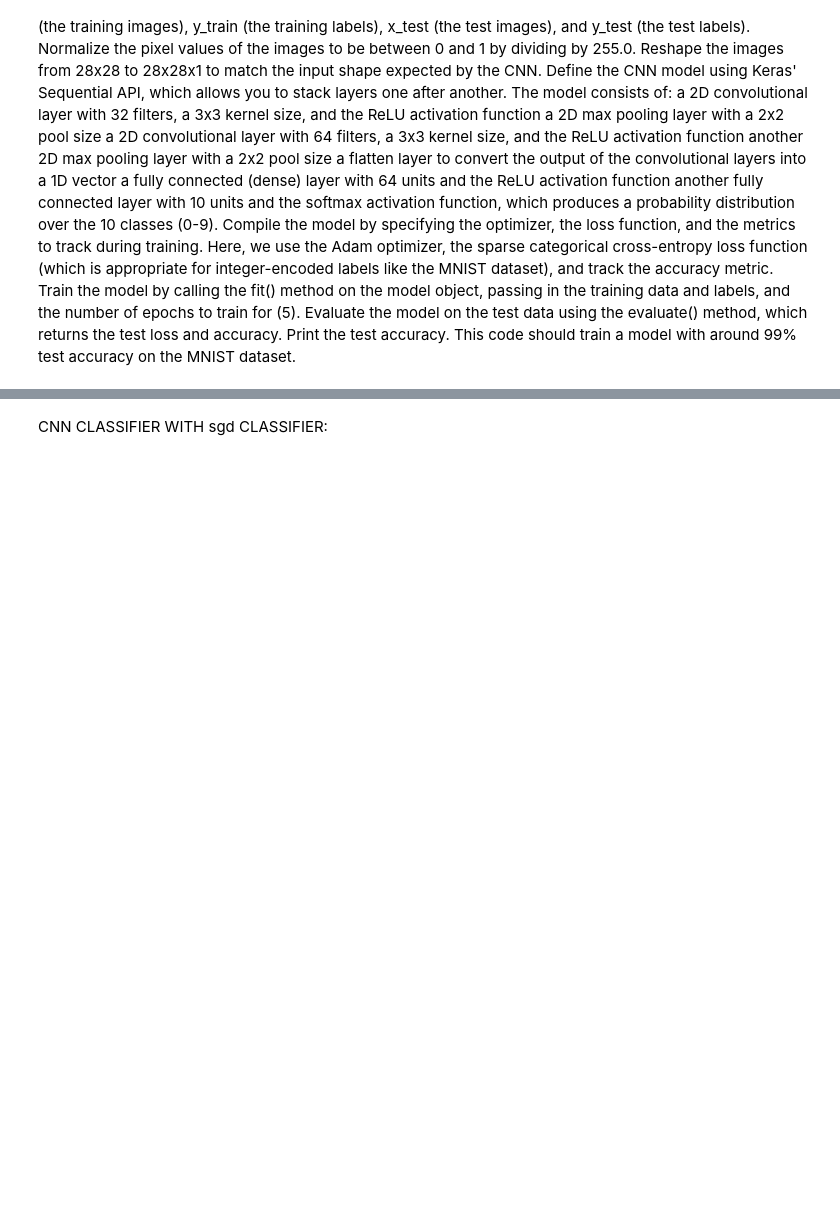
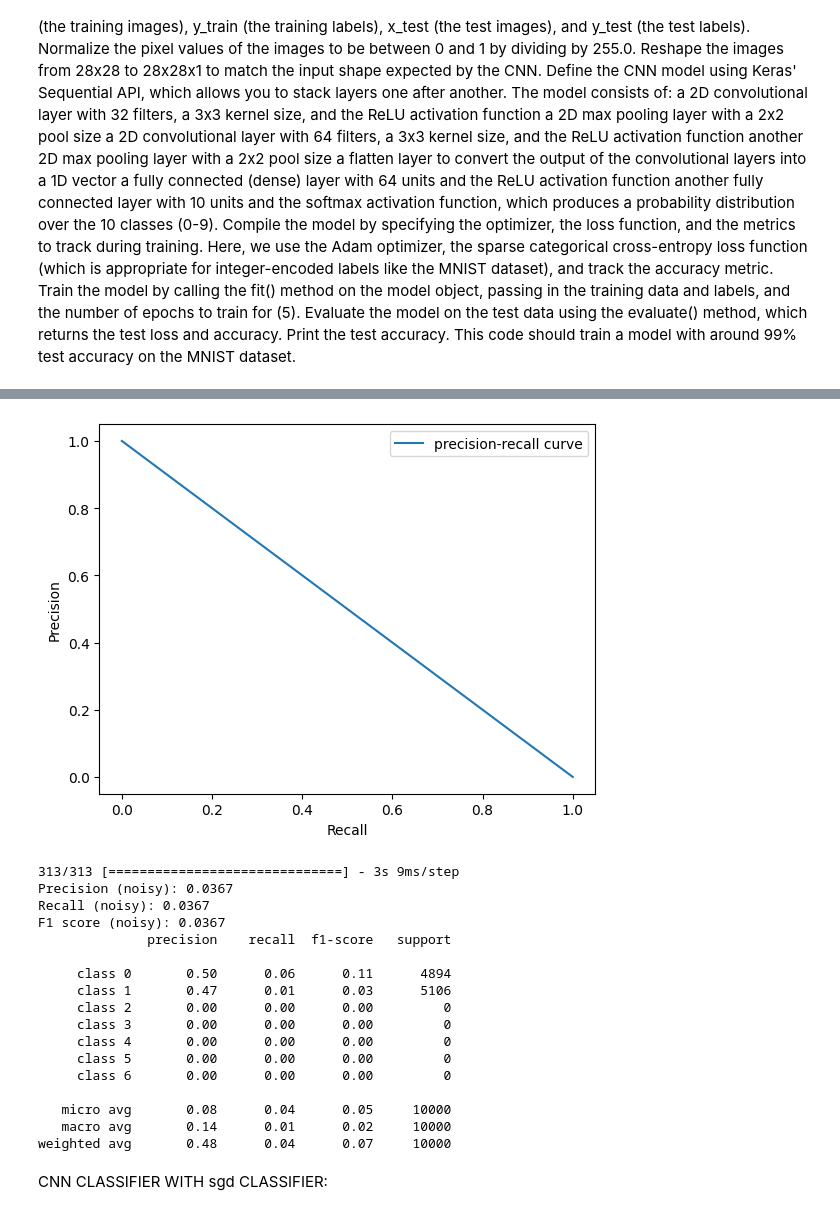
Before and after one commit to gyurmey/tensorflow, a Jupyter notebook: noise.ipynb, the cells around one changed output, grey strips where cells are left out. Drawn from its saved outputs; the diff is of its cells as text; code cells hidden in the pictures; blank space fills up the shorter version.

```diff
--- a/noise.ipynb
+++ b/noise.ipynb
@@ -247,6 +335,32 @@ print('Recall:', recall)
 print('F1 score:', f1_score)
 print('Classification Report:\n', classification_report(y_test, y_pred))
 
+
+# Convert y_test and y_pred to numpy arrays
+y_test = np.array(y_test)
+y_pred = np.array(y_pred)
+
+# Example y_test and y_pred arrays
+y_test = np.random.randint(0, 2, size=10000)
+y_pred = np.random.rand(100000)
+
+# Compare shapes of y_test and y_pred
+if y_test.shape != y_pred.shape:
+    # Reshape y_pred to match y_test
+    y_pred = y_pred[:y_test.shape[0]]
+
+# *********precision recall curve **************
+# Calculate precision, recall, and thresholds with micro averaging
+precision, recall, thresholds = precision_recall_curve(np.ravel(y_test), np.ravel(y_pred), pos_label=2)
+
+# Plot the precision-recall curve
+plt.plot(recall, precision, label='precision-recall curve')
+plt.xlabel('Recall')
+plt.ylabel('Precision')
+plt.legend()
+plt.show()
+
+
 # *********NOISE**************
 # Generate Gaussian noise with the same shape as the input images
 noise = np.random.normal(loc=0.5, scale=0.5, size=x_test.shape)
@@ -272,6 +386,6 @@ print("Recall (noisy):", recall_noisy)
 print("F1 score (noisy):", f1_noisy)
 
 # Print classification report on the noisy images
-print(classification_report(y_test, y_pred_classes_noisy, target_names=target_names))
+print(classification_report(y_test, y_pred_classes_noisy, labels=[0, 1, 2, 3, 4, 5, 6], target_names=target_names))
 # %% [output]
 Epoch 1/5
@@ -294,3 +408,21 @@ weighted avg       0.67      0.44      0.45     10000
+[figure, added]
+313/313 [==============================] - 3s 9ms/step
+Precision (noisy): 0.0367
+Recall (noisy): 0.0367
+F1 score (noisy): 0.0367
+              precision    recall  f1-score   support
+
+     class 0       0.50      0.06      0.11      4894
+     class 1       0.47      0.01      0.03      5106
+     class 2       0.00      0.00      0.00         0
+     class 3       0.00      0.00      0.00         0
+     class 4       0.00      0.00      0.00         0
+     class 5       0.00      0.00      0.00         0
+     class 6       0.00      0.00      0.00         0
+
+   micro avg       0.08      0.04      0.05     10000
+   macro avg       0.14      0.01      0.02     10000
+weighted avg       0.48      0.04      0.07     10000
 # %% [markdown]
 CNN CLASSIFIER WITH sgd CLASSIFIER:
 # %%
```
Also changed, not shown: parts of 4 cells of this notebook.
